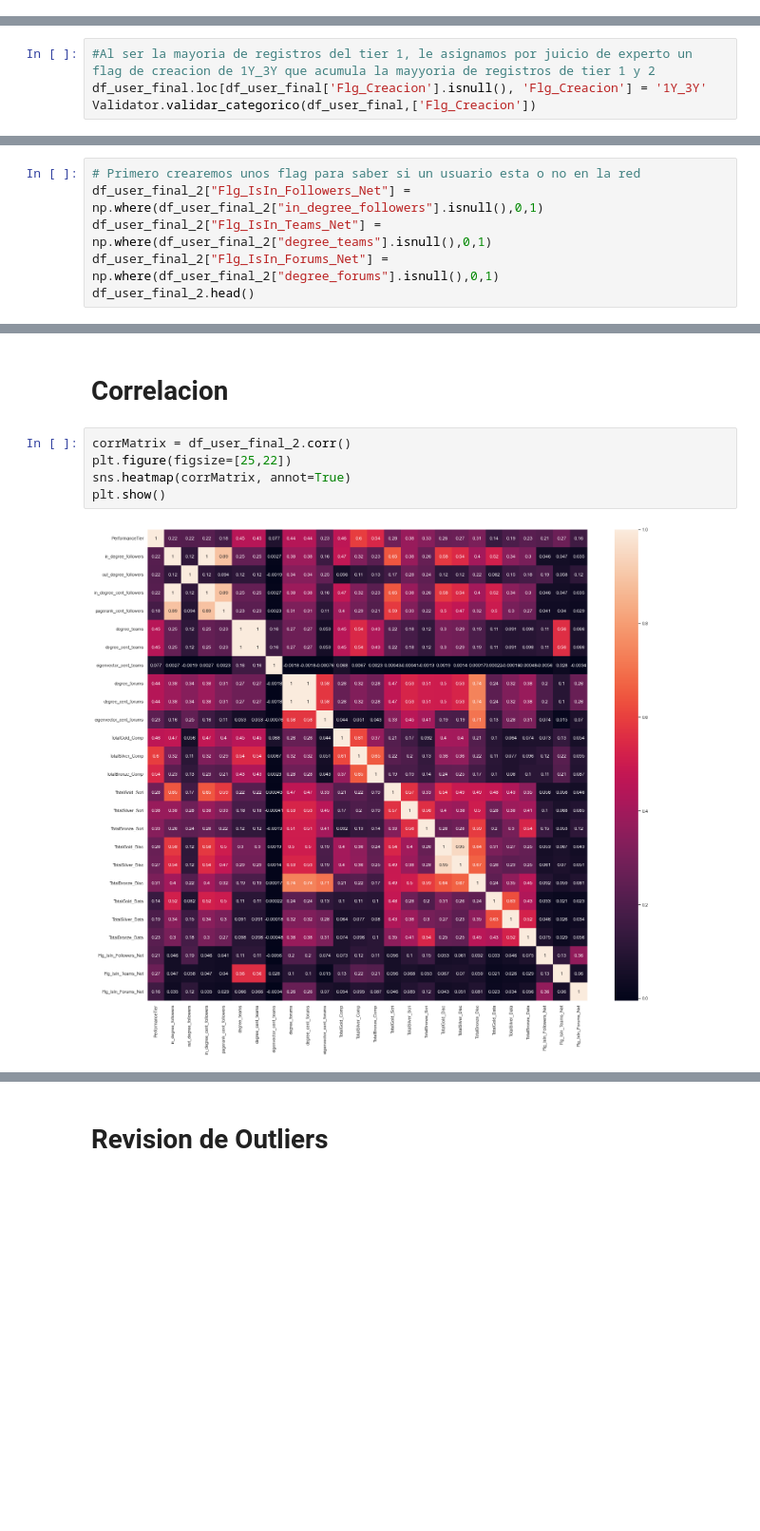
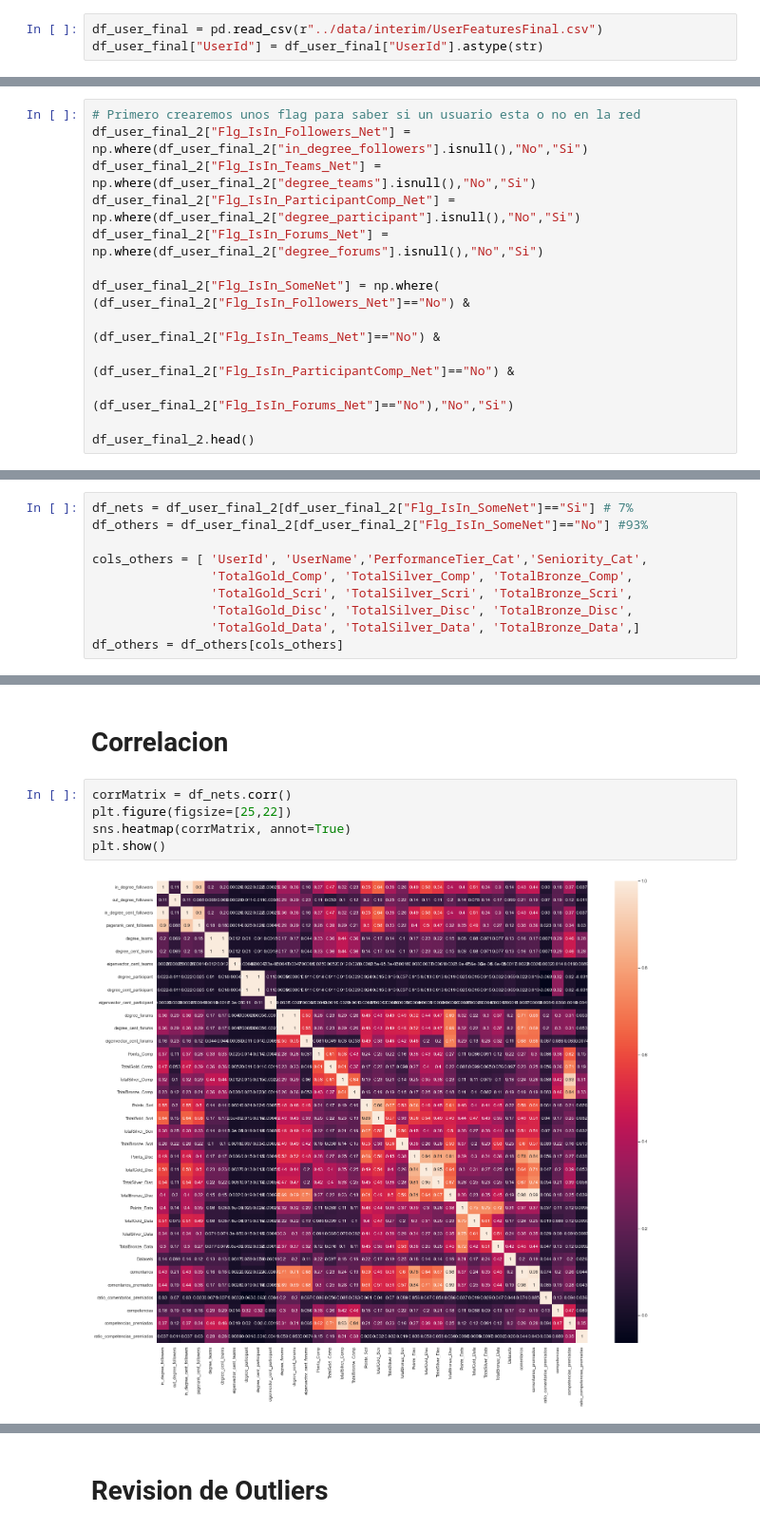
Before and after one commit to jsuasnabarh/kaggle-network-analysis, a Jupyter notebook: notebooks/05_DataPreparation.ipynb, the cells around one changed output, grey strips where cells are left out. Shown at 95% size. Drawn from its saved outputs; the diff is of its cells as text; blank space fills up the shorter version.

```diff
--- a/notebooks/05_DataPreparation.ipynb
+++ b/notebooks/05_DataPreparation.ipynb
@@ -59,5 +99,8 @@ df_user_final.head()
 # %% [markdown]
 # Tratamiento de Nulos
+# %%
+df_user_final = pd.read_csv(r"../data/interim/UserFeaturesFinal.csv")
+df_user_final["UserId"] = df_user_final["UserId"].astype(str)
 # %%
 df_user_final.isnull().sum()
 # %% [output]
@@ -117,4 +123,0 @@ df_user_final[df_user_final['Flg_Creacion'].isnull()]["in_degree_followers"].his
-# %%
-#Al ser la mayoria de registros del tier 1, le asignamos por juicio de experto un flag de creacion de 1Y_3Y que acumula la mayyoria de registros de tier 1 y 2
-df_user_final.loc[df_user_final['Flg_Creacion'].isnull(), 'Flg_Creacion'] = '1Y_3Y'
-Validator.validar_categorico(df_user_final,['Flg_Creacion'])
@@ -145,8 +145,15 @@ Validator.validar_numerico(df_user_final,cols)
 df_user_final_2 = df_user_final.copy()
 # %%
 # Primero crearemos unos flag para saber si un usuario esta o no en la red
-df_user_final_2["Flg_IsIn_Followers_Net"] = np.where(df_user_final_2["in_degree_followers"].isnull(),0,1)
-df_user_final_2["Flg_IsIn_Teams_Net"] = np.where(df_user_final_2["degree_teams"].isnull(),0,1)
-df_user_final_2["Flg_IsIn_Forums_Net"] = np.where(df_user_final_2["degree_forums"].isnull(),0,1)
+df_user_final_2["Flg_IsIn_Followers_Net"] = np.where(df_user_final_2["in_degree_followers"].isnull(),"No","Si")
+df_user_final_2["Flg_IsIn_Teams_Net"] = np.where(df_user_final_2["degree_teams"].isnull(),"No","Si")
+df_user_final_2["Flg_IsIn_ParticipantComp_Net"] = np.where(df_user_final_2["degree_participant"].isnull(),"No","Si")
+df_user_final_2["Flg_IsIn_Forums_Net"] = np.where(df_user_final_2["degree_forums"].isnull(),"No","Si")
+
+df_user_final_2["Flg_IsIn_SomeNet"] = np.where( (df_user_final_2["Flg_IsIn_Followers_Net"]=="No") &
+                                                (df_user_final_2["Flg_IsIn_Teams_Net"]=="No") &
+                                                (df_user_final_2["Flg_IsIn_ParticipantComp_Net"]=="No") &
+                                                (df_user_final_2["Flg_IsIn_Forums_Net"]=="No"),"No","Si")
+
 df_user_final_2.head()
 # %% [output]
@@ -189,0 +211,10 @@ dtype: int64
+# %%
+df_nets = df_user_final_2[df_user_final_2["Flg_IsIn_SomeNet"]=="Si"] # 7%
+df_others = df_user_final_2[df_user_final_2["Flg_IsIn_SomeNet"]=="No"] #93%
+
+cols_others = [ 'UserId', 'UserName','PerformanceTier_Cat','Seniority_Cat',
+                'TotalGold_Comp', 'TotalSilver_Comp', 'TotalBronze_Comp',
+                'TotalGold_Scri', 'TotalSilver_Scri', 'TotalBronze_Scri',
+                'TotalGold_Disc', 'TotalSilver_Disc', 'TotalBronze_Disc',
+                'TotalGold_Data', 'TotalSilver_Data', 'TotalBronze_Data',]
+df_others = df_others[cols_others]
@@ -190,9 +226,9 @@ dtype: int64
 # %% [markdown]
 # Correlacion
 # %%
-corrMatrix = df_user_final_2.corr()
+corrMatrix = df_nets.corr()
 plt.figure(figsize=[25,22])
 sns.heatmap(corrMatrix, annot=True)
 plt.show()
 # %% [output]
-[figure, old version]
+[figure, new version]
```
Also changed, not shown: parts of 68 cells of this notebook, 9 other files.
